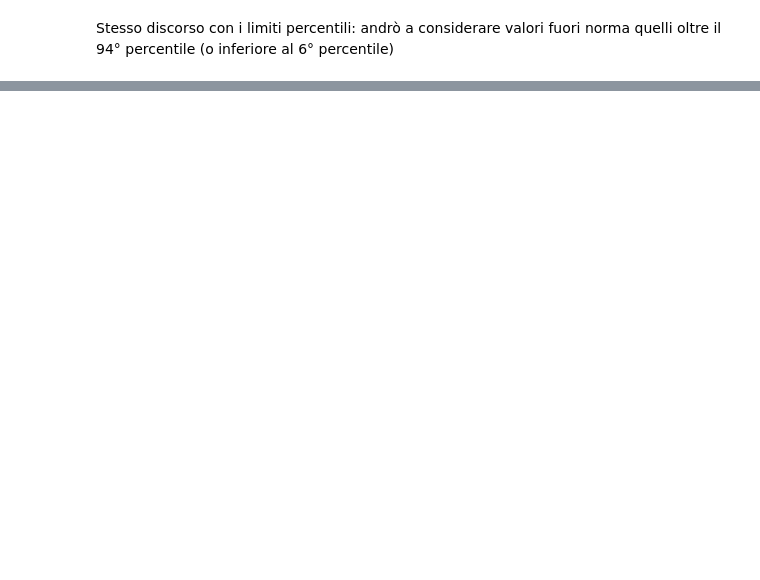
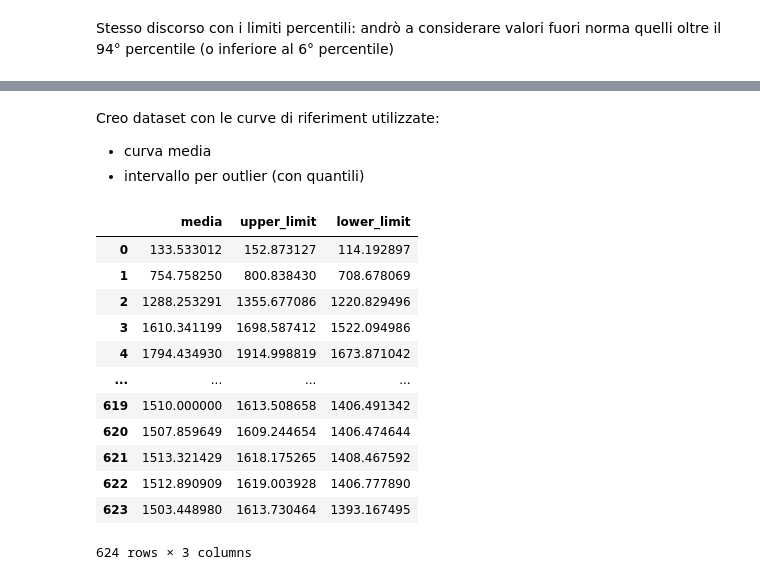
Before and after one commit to DavideMobilia/Anomaly-Detection, a Jupyter notebook: Scripts/Part2- Statistical Anomaly Detection.ipynb, the cells around one changed output, grey strips where cells are left out. Drawn from its saved outputs; the diff is of its cells as text; code cells hidden in the pictures; blank space fills up the shorter version.

```diff
--- a/Scripts/Part2- Statistical Anomaly Detection.ipynb
+++ b/Scripts/Part2- Statistical Anomaly Detection.ipynb
@@ -257,0 +271,21 @@ single_outliers
+# %% [markdown]
+Creo dataset con le curve di riferiment utilizzate:
+- curva media
+- intervallo per outlier (con quantili)
+# %%
+reference_curves=pd.concat([media[:624],upper_limit,lower_limit],keys=['media', 'upper_limit',"lower_limit"],axis=1)
+reference_curves
+# %% [output]
+|  | media | upper_limit | lower_limit |
+| 0 | 133.533012 | 152.873127 | 114.192897 |
+| 1 | 754.758250 | 800.838430 | 708.678069 |
+| 2 | 1288.253291 | 1355.677086 | 1220.829496 |
+| 3 | 1610.341199 | 1698.587412 | 1522.094986 |
+| 4 | 1794.434930 | 1914.998819 | 1673.871042 |
+| ... | ... | ... | ... |
+| 619 | 1510.000000 | 1613.508658 | 1406.491342 |
+| 620 | 1507.859649 | 1609.244654 | 1406.474644 |
+| 621 | 1513.321429 | 1618.175265 | 1408.467592 |
+| 622 | 1512.890909 | 1619.003928 | 1406.777890 |
+| 623 | 1503.448980 | 1613.730464 | 1393.167495 |
+624 rows × 3 columns
```
Also changed, not shown: parts of 16 cells of this notebook.
